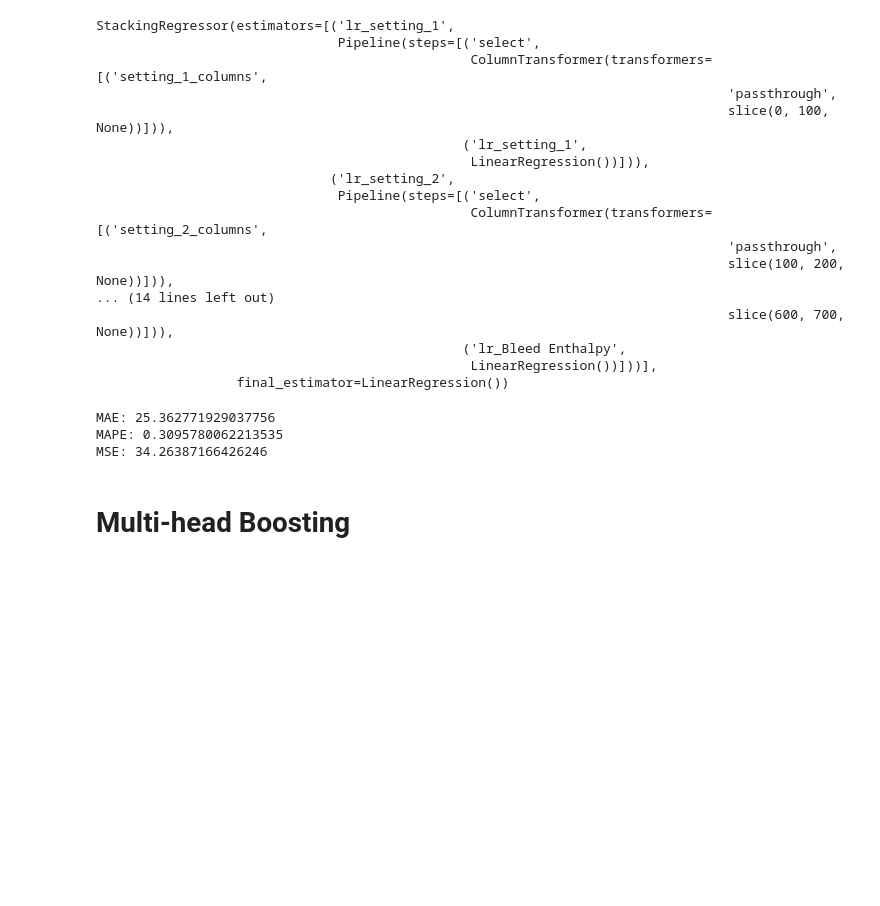
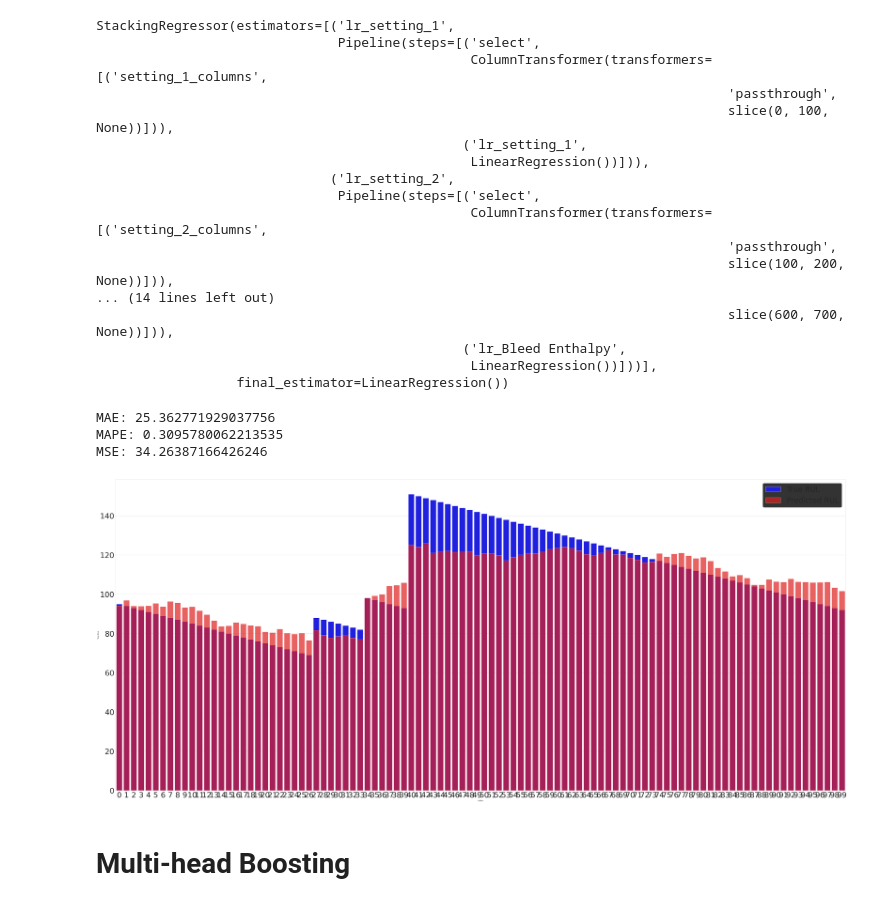
Before and after one commit to myakonkikh/otus-ml-project, a Jupyter notebook: engine_remaining_useful_life.ipynb, the cells around one changed output. Drawn from its saved outputs; the diff is of its cells as text; code cells hidden in the pictures; blank space fills up the shorter version.

```diff
--- a/engine_remaining_useful_life.ipynb
+++ b/engine_remaining_useful_life.ipynb
@@ -460,6 +497,10 @@ error(y_test, mh_lr_pred)
 MAE: 25.362771929037756
 MAPE: 0.3095780062213535
 MSE: 34.26387166426246
+# %%
+plot(y_test[:100], mh_lr_pred[:100])
+# %% [output]
+[figure, added]
 # %% [markdown]
 # Multi-head Boosting
 # %%
```
Also changed, not shown: parts of 37 cells of this notebook.
